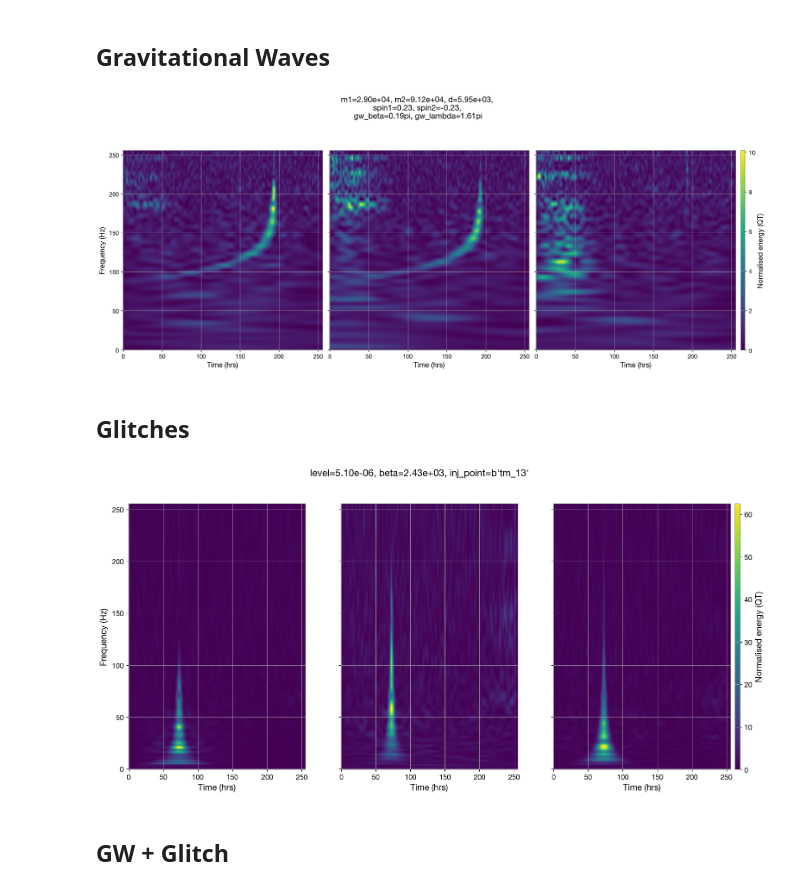
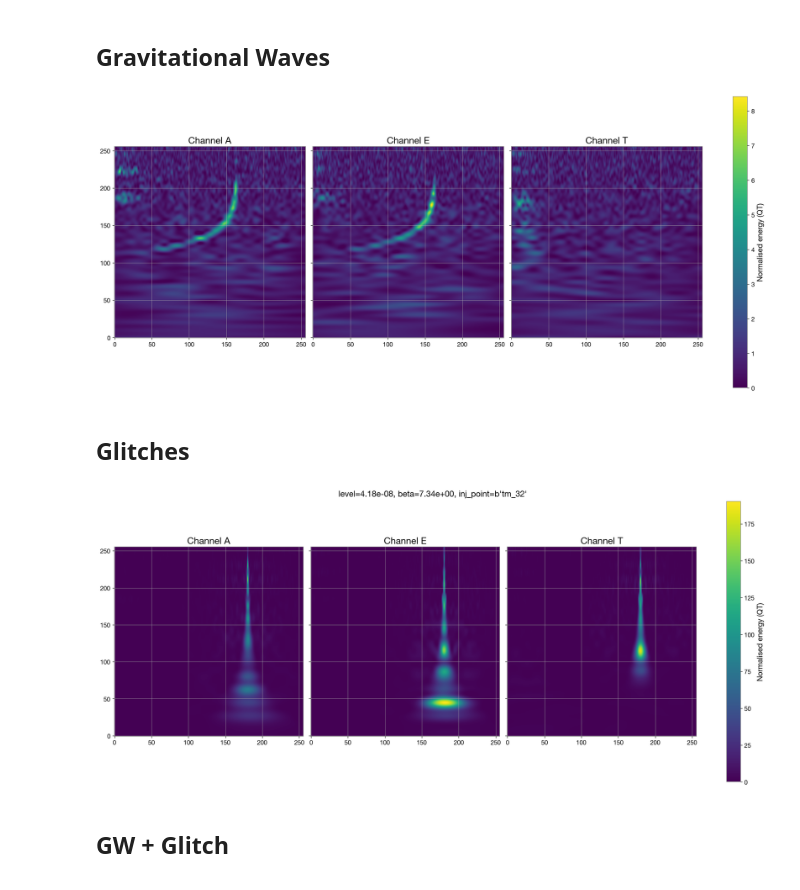
Before and after one commit to AryamannRao/LISAGlitchSignalClassifier, a Jupyter notebook: src/notebooks/image_viewer.ipynb, the cells around one changed output. Drawn from its saved outputs; the diff is of its cells as text; code cells hidden in the pictures.

Commit message:
Several changes to image generation, training and inference.

```diff
--- a/src/notebooks/image_viewer.ipynb
+++ b/src/notebooks/image_viewer.ipynb
@@ -32,42 +32,45 @@ with h5py.File(gw_lm_dataset_path, "r") as h5:
     t_qscan_array = h5["t_qscan"][:]
     f_qscan_array = h5["f_qscan"][:]
 # %%
-index = 98  # Change this index to visualize different samples
+index = 68  # Change this index to visualize different samples
 m1 = m1_array[index]
 m2 = m2_array[index]
 d = d_array[index]
 spin1 = spin1_array[index]
 spin2 = spin2_array[index]
 gw_beta = gw_beta_array[index]
 gw_lambda = gw_lambda_array[index]
 QT = qt_array[index]
 t_qscan = t_qscan_array[index]
 f_qscan = f_qscan_array[index]
 
 QT_A = QT[:, :, 0]
 QT_E = QT[:, :, 1]
 QT_T = QT[:, :, 2]
 
+vmin = min(QT_A.min(), QT_E.min(), QT_T.min())
+vmax = max(QT_A.max(), QT_E.max(), QT_T.max())
+
 fig, axes = plt.subplots(1, 3, sharey=True, figsize=(18,8), constrained_layout=True)
 title = f'm1={m1:.2e}, m2={m2:.2e}, d={d:.2e}, \n' +\
     f'spin1={spin1:.2f}, spin2={spin2:.2f}, \n' +\
     f'gw_beta={gw_beta/np.pi:.2f}pi, gw_lambda={gw_lambda/np.pi:.2f}pi'
-fig.suptitle(title, fontsize=16)
+#fig.suptitle(title, fontsize=16)
 
-axes[0].imshow(QT_A, cmap='viridis', origin='lower')
-axes[1].imshow(QT_E, cmap='viridis', origin='lower')
-axes[2].imshow(QT_T, cmap='viridis', origin='lower')
-axes[0].set_xlabel('Time (hrs)')
-axes[1].set_xlabel('Time (hrs)')
-axes[2].set_xlabel('Time (hrs)')
-axes[0].set_ylabel('Frequency (Hz)')
+im0 = axes[0].imshow(QT_A, cmap='viridis', origin='lower', vmin=vmin, vmax=vmax)
+im1 = axes[1].imshow(QT_E, cmap='viridis', origin='lower', vmin=vmin, vmax=vmax)
+im2 = axes[2].imshow(QT_T, cmap='viridis', origin='lower', vmin=vmin, vmax=vmax)
+axes[0].set_title('Channel A', fontsize=18)
+axes[1].set_title('Channel E', fontsize=18)
+axes[2].set_title('Channel T', fontsize=18)
 #axes[0].set_yscale('log')
 #axes[1].set_yscale('log')
 #axes[2].set_yscale('log')
-axes[2].colorbar(label='Normalised energy (QT)')
+fig.colorbar(im0, ax=axes, label='Normalised energy (QT)')
+
 plt.show()
 # %% [output]
-[figure, old version]
+[figure, new version]
 # %% [markdown]
 ## Glitches
 # %%
@@ -79,7 +83,7 @@ with h5py.File(glitch_lm_dataset_path, "r") as h5:
     t_qscan_array = h5["t_qscan"][:]
     f_qscan_array = h5["f_qscan"][:]
 # %%
-index = 270  # Change this index to visualize different samples
+index = 48  # Change this index to visualize different samples
 level = level_array[index]
 beta = beta_array[index]
 inj_point = inj_point_array[index]
@@ -91,21 +95,23 @@ QT_A = QT[:, :, 0]
 QT_E = QT[:, :, 1]
 QT_T = QT[:, :, 2]
 
-fig, axes = plt.subplots(1, 3, sharey=True, figsize=(18,8))
+vmin = min(QT_A.min(), QT_E.min(), QT_T.min())
+vmax = max(QT_A.max(), QT_E.max(), QT_T.max())
+
+fig, axes = plt.subplots(1, 3, sharey=True, figsize=(18,8), constrained_layout=True)
 title = f'level={level:.2e}, beta={beta:.2e}, inj_point={inj_point}'
 fig.suptitle(title, fontsize=16)
 
-axes[0].imshow(QT_A, cmap='viridis', aspect='auto', origin='lower')
-axes[1].imshow(QT_E, cmap='viridis', aspect='auto', origin='lower')
-axes[2].imshow(QT_T, cmap='viridis', aspect='auto', origin='lower')
-axes[0].set_xlabel('Time (hrs)')
-axes[1].set_xlabel('Time (hrs)')
-axes[2].set_xlabel('Time (hrs)')
-axes[0].set_ylabel('Frequency (Hz)')
-axes[2].colorbar(label='Normalised energy (QT)')
+im0 = axes[0].imshow(QT_A, cmap='viridis', origin='lower', vmin=vmin, vmax=vmax)
+im1 = axes[1].imshow(QT_E, cmap='viridis', origin='lower', vmin=vmin, vmax=vmax)
+im2 = axes[2].imshow(QT_T, cmap='viridis', origin='lower', vmin=vmin, vmax=vmax)
+axes[0].set_title('Channel A', fontsize=18)
+axes[1].set_title('Channel E', fontsize=18)
+axes[2].set_title('Channel T', fontsize=18)
+fig.colorbar(im0, ax=axes, label='Normalised energy (QT)')
 plt.show()
 # %% [output]
-[figure, old version]
+[figure, new version]
 # %% [markdown]
 ## GW + Glitch
 # %%
```
Also changed, not shown: parts of 5 cells of this notebook, 22 other files.
